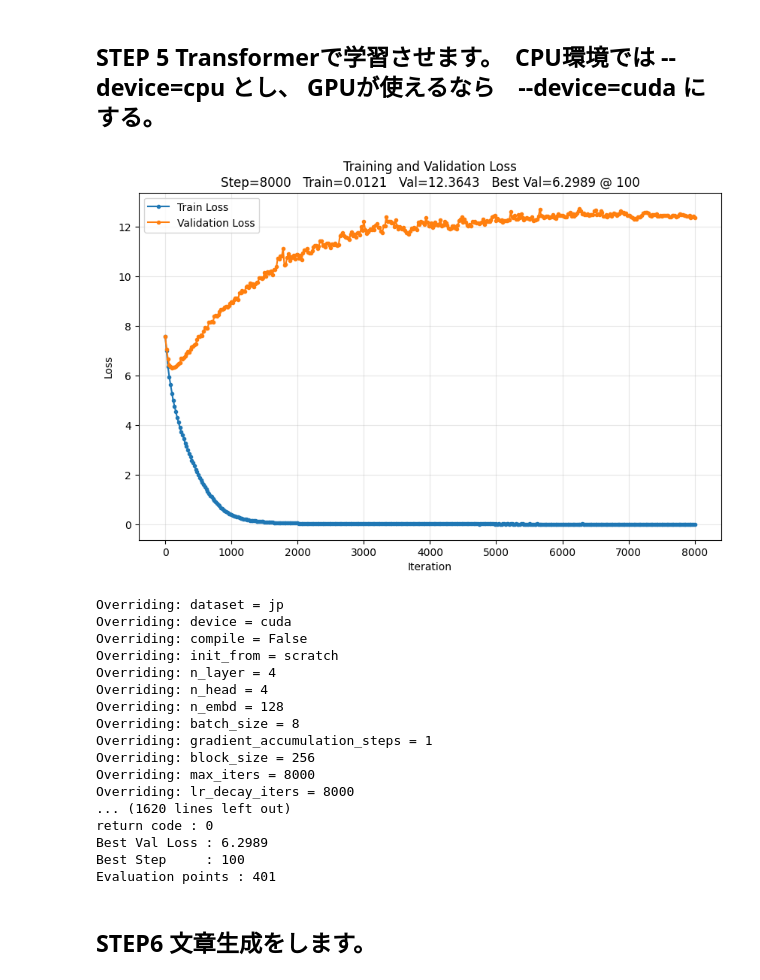
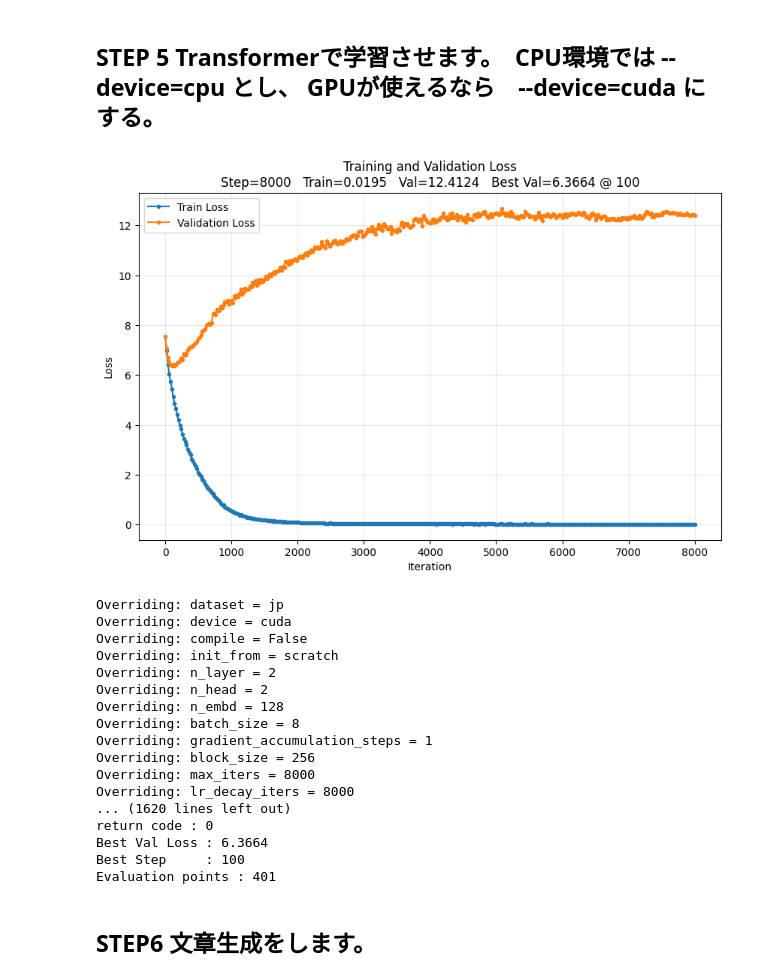
Before and after one commit to Takayoshi-code/nanoGPT-class, a Jupyter notebook: nanoGPT_Aozora_tiny.ipynb, the cells around one changed output. Saved outputs shown, nothing was run; the diff lists cells and outputs as text; code cells hidden in the pictures.

```diff
--- a/nanoGPT_Aozora_tiny.ipynb
+++ b/nanoGPT_Aozora_tiny.ipynb
@@ -1489,8 +1489,8 @@ cmd = [
     "--device=cuda",
     "--compile=False",
     "--init_from=scratch",
-    "--n_layer=4",
-    "--n_head=4",
+    "--n_layer=2",
+    "--n_head=2",
     "--n_embd=128",
     "--batch_size=8",
     "--gradient_accumulation_steps=1",
@@ -1635,40 +1635,40 @@ return_code = process.wait()
 # =========================
 print()
 print("====================================")
 print("TRAINING FINISHED")
 print("return code :", return_code)
 
 if val_losses:
 
     best_val = min(val_losses)
     best_index = val_losses.index(best_val)
 
     print(
         "Best Val Loss :",
         f"{best_val:.4f}"
     )
 
     print(
         "Best Step     :",
         steps[best_index]
     )
 
     print(
         "Evaluation points :",
         len(steps)
     )
 
 else:
 
     print("WARNING: lossデータを取得できませんでした。")
 # %% [output]
-[figure, old version]
+[figure, new version]
 Overriding: dataset = jp
 Overriding: device = cuda
 Overriding: compile = False
 Overriding: init_from = scratch
-Overriding: n_layer = 4
-Overriding: n_head = 4
+Overriding: n_layer = 2
+Overriding: n_head = 2
 Overriding: n_embd = 128
 Overriding: batch_size = 8
 Overriding: gradient_accumulation_steps = 1
@@ -1677,7 +1677,7 @@ Overriding: max_iters = 8000
 Overriding: lr_decay_iters = 8000
 ... (1620 lines left out)
 return code : 0
-Best Val Loss : 6.2989
+Best Val Loss : 6.3664
 Best Step     : 100
 Evaluation points : 401
 # %% [markdown]
```
Also changed, not shown: parts of 3 cells of this notebook.
